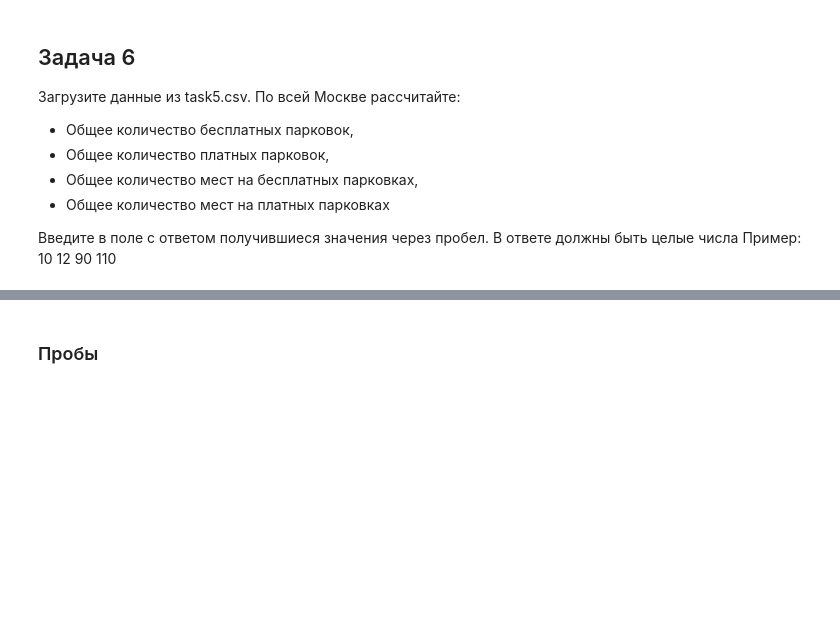
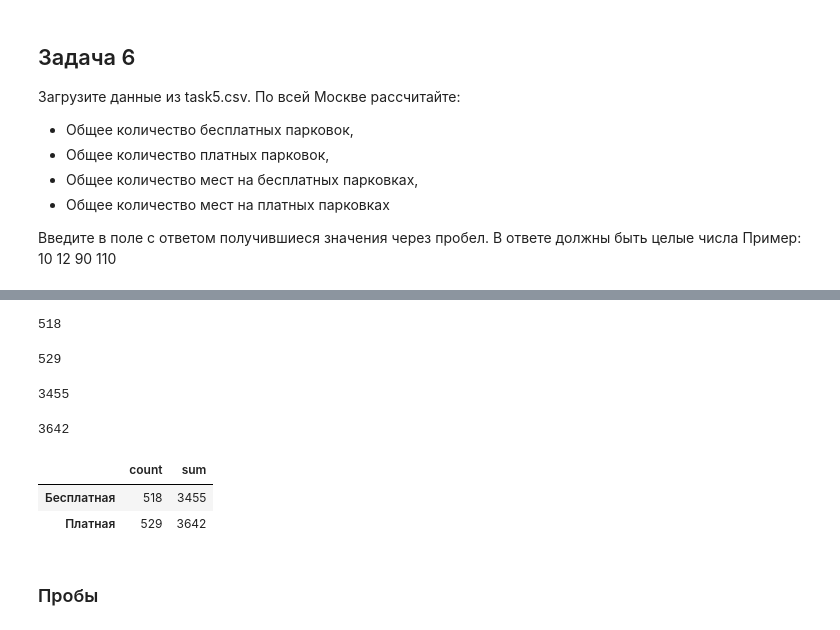
Before and after one commit to gbrs/basics_of_pandas, a Jupyter notebook: 6_2.ipynb, the cells around one changed output, grey strips where cells are left out. Saved outputs shown, nothing was run; the diff lists cells and outputs as text; code cells hidden in the pictures; blank space fills up the shorter version.

Commit message:
solve task 6.2.6

```diff
--- a/6_2.ipynb
+++ b/6_2.ipynb
@@ -210,3 +227,25 @@ df6_task
+# %%
+df[df.type == 'Бесплатная'][('Capacity', 'count')].sum()
+# %% [output]
+518
+# %%
+df[df.type == 'Платная'][('Capacity', 'count')].sum()
+# %% [output]
+529
+# %%
+df[df.type == 'Бесплатная'][('Capacity', 'sum')].sum()
+# %% [output]
+3455
+# %%
+df[df.type == 'Платная'][('Capacity', 'sum')].sum()
+# %% [output]
+3642
+# %%
+df6_task['Capacity'].sum(level=2)
+# %% [output]
+|  | count | sum |
+| Бесплатная | 518 | 3455 |
+| Платная | 529 | 3642 |
 # %% [markdown]
 ### Пробы
 # %%
```
Also changed, not shown: parts of 2 cells of this notebook.
